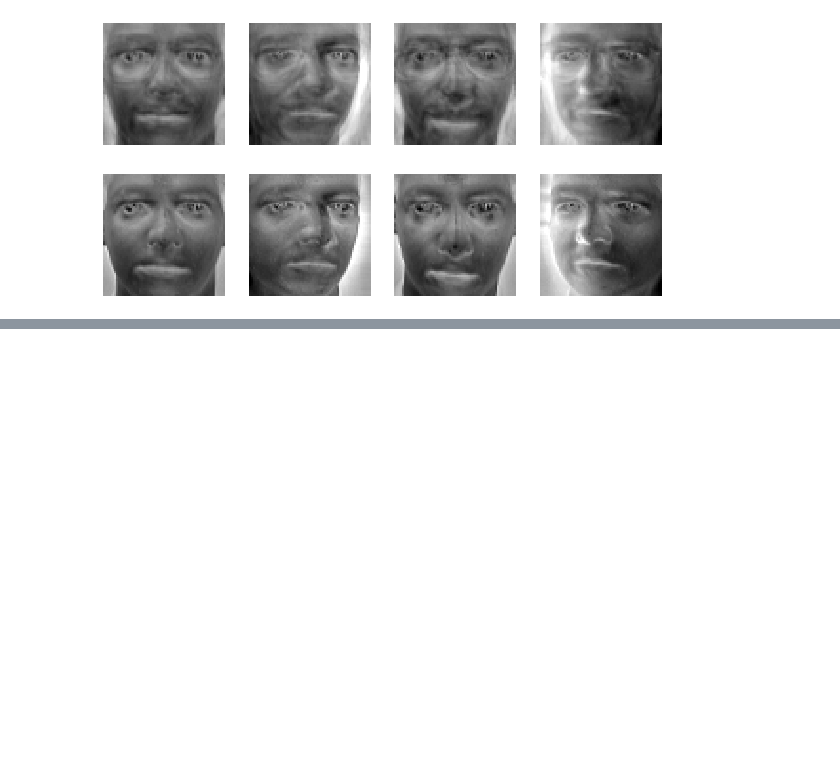
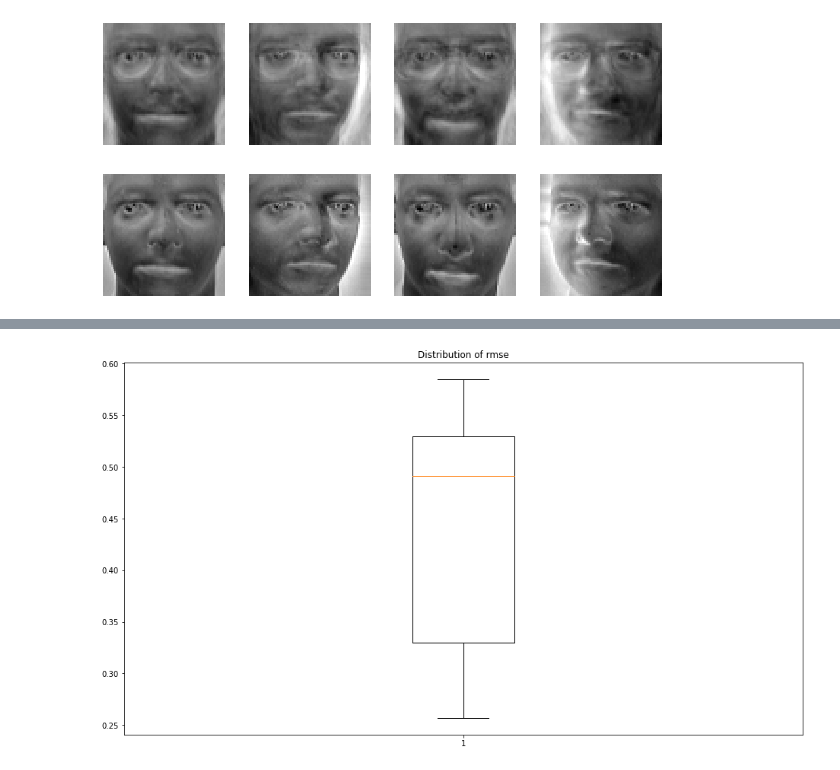
Before and after one commit to mini-pw/2021L-WUM, a Jupyter notebook: Prace_domowe/Praca_domowa6/Grupa4/Yevhenii_Vinichenko/pd6.ipynb, the cells around one changed output, grey strips where cells are left out. Cells and saved outputs as stored; diff of their text form; code cells hidden in the pictures; blank space fills up the shorter version.

```diff
--- a/Prace_domowe/Praca_domowa6/Grupa4/Yevhenii_Vinichenko/pd6.ipynb
+++ b/Prace_domowe/Praca_domowa6/Grupa4/Yevhenii_Vinichenko/pd6.ipynb
@@ -115,0 +119,12 @@ plt.show()
+# %%
+kernel = np.ones((3,3),np.float32)/9
+
+modifications = [
+    lambda x: cv2.rotate(x.reshape((64, 64)), cv2.ROTATE_90_CLOCKWISE),
+    lambda x: cv2.flip(x.reshape((64, 64)), -1),
+    lambda x: cv2.filter2D(x.reshape((64, 64)), -1, kernel)
+]
+# %%
+X_test_modified = np.empty((10, 4096))
+for i in range(10):
+    X_test_modified[i] = modifications[i%3](X_test[i]).reshape(4096)
@@ -115,0 +142,6 @@ plt.show()
+# %%
+plt.boxplot(get_errors(X_test_modified, X_test_modified_hat))
+plt.title("Distribution of rmse")
+plt.show()
+# %% [output]
+[figure, added]
```
Also changed, not shown: parts of 8 cells of this notebook.
